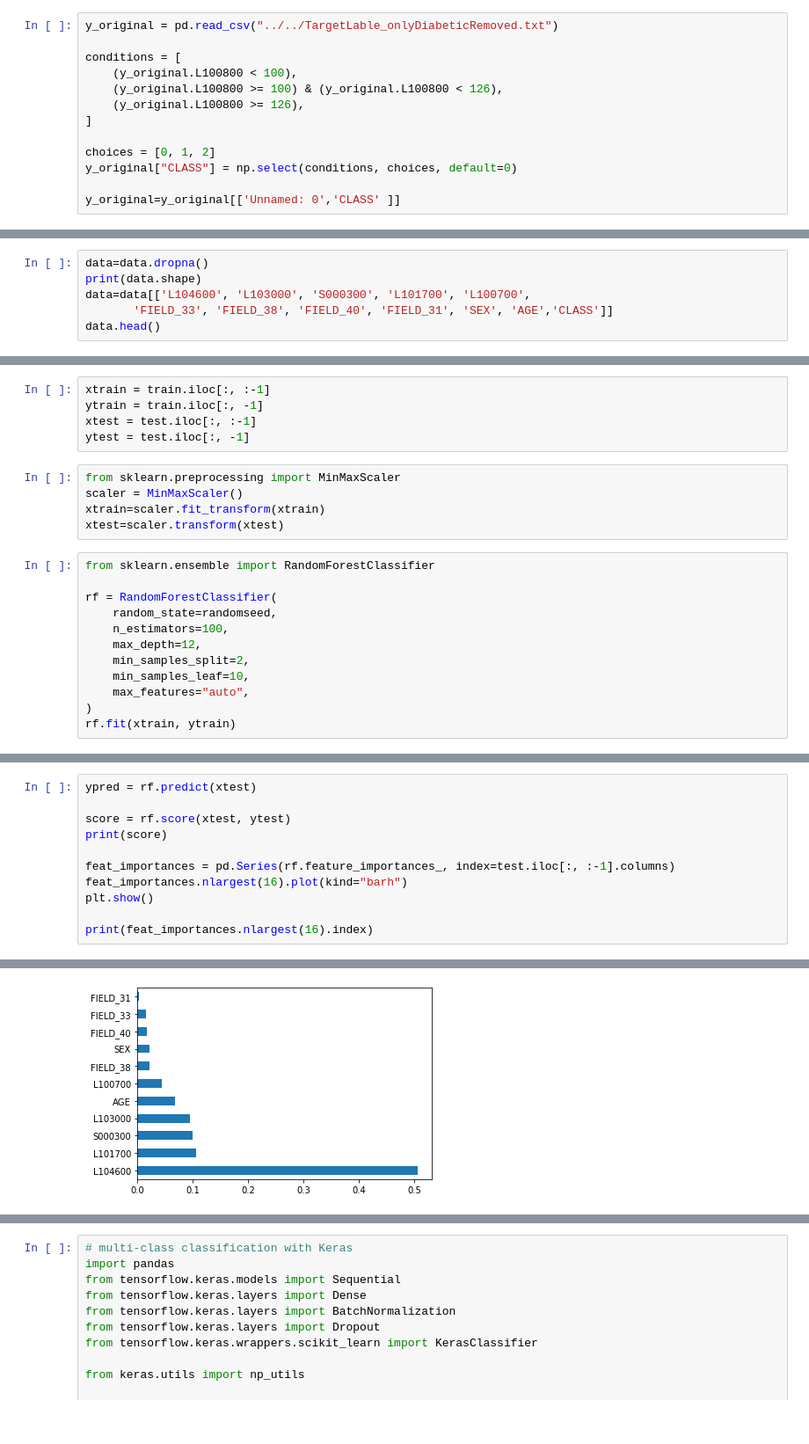
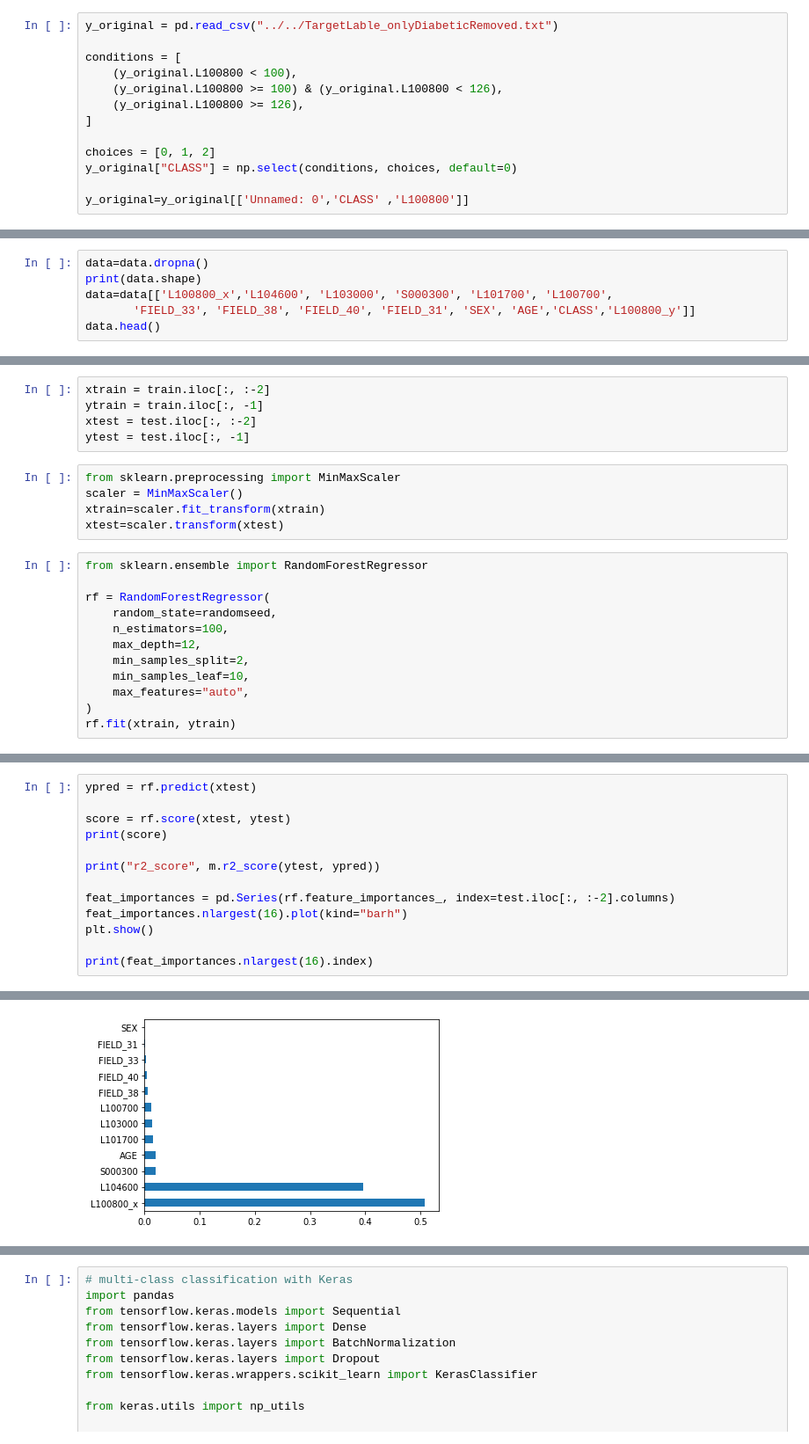
Before and after one commit to henockmamo54/Health-Data-Analysis-Diabetics, a Jupyter notebook: Diabetes/DataGeneration_V2_for_next_year_classifier - Copy/Classifier - Trial3- to predict next year class.ipynb, the cells around one changed output, grey strips where cells are left out. Shown at 88% size. Cells and saved outputs as stored; diff of their text form.

```diff
--- a/Diabetes/DataGeneration_V2_for_next_year_classifier - Copy/Classifier - Trial3- to predict next year class.ipynb
+++ b/Diabetes/DataGeneration_V2_for_next_year_classifier - Copy/Classifier - Trial3- to predict next year class.ipynb
@@ -41,7 +41,7 @@ conditions = [
 choices = [0, 1, 2]
 y_original["CLASS"] = np.select(conditions, choices, default=0)
 
-y_original=y_original[['Unnamed: 0','CLASS' ]]
+y_original=y_original[['Unnamed: 0','CLASS' ,'L100800']]
 # %%
 data = pd.merge(
     x_original, y_original, how="inner", left_on="Unnamed: 0", right_on="Unnamed: 0"
@@ -70,7 +70,7 @@ print(data.shape)
 # %%
 data=data.dropna()
 print(data.shape)
-data=data[['L104600', 'L103000', 'S000300', 'L101700', 'L100700',
-       'FIELD_33', 'FIELD_38', 'FIELD_40', 'FIELD_31', 'SEX', 'AGE','CLASS']]
+data=data[['L100800_x','L104600', 'L103000', 'S000300', 'L101700', 'L100700',
+       'FIELD_33', 'FIELD_38', 'FIELD_40', 'FIELD_31', 'SEX', 'AGE','CLASS','L100800_y']]
 data.head()
 # %% [output]
@@ -126,9 +126,9 @@ normal_train = normal.drop(normal_test.index).sample(
 )
 train = pd.concat([diabetic_train, diabetic_train, prediabetic_train, normal_train])
 # %%
-xtrain = train.iloc[:, :-1]
+xtrain = train.iloc[:, :-2]
 ytrain = train.iloc[:, -1]
-xtest = test.iloc[:, :-1]
+xtest = test.iloc[:, :-2]
 ytest = test.iloc[:, -1]
 # %%
 from sklearn.preprocessing import MinMaxScaler
@@ -136,9 +136,9 @@ scaler = MinMaxScaler()
 xtrain=scaler.fit_transform(xtrain)
 xtest=scaler.transform(xtest)
 # %%
-from sklearn.ensemble import RandomForestClassifier
+from sklearn.ensemble import RandomForestRegressor
 
-rf = RandomForestClassifier(
+rf = RandomForestRegressor(
     random_state=randomseed,
     n_estimators=100,
     max_depth=12,
@@ -161,7 +161,9 @@ ypred = rf.predict(xtest)
 score = rf.score(xtest, ytest)
 print(score)
 
-feat_importances = pd.Series(rf.feature_importances_, index=test.iloc[:, :-1].columns)
+print("r2_score", m.r2_score(ytest, ypred))
+
+feat_importances = pd.Series(rf.feature_importances_, index=test.iloc[:, :-2].columns)
 feat_importances.nlargest(16).plot(kind="barh")
 plt.show()
 
@@ -171 +174 @@ print(feat_importances.nlargest(16).index)
-[figure, old version]
+[figure, new version]
```
Also changed, not shown: parts of 20 cells of this notebook.
